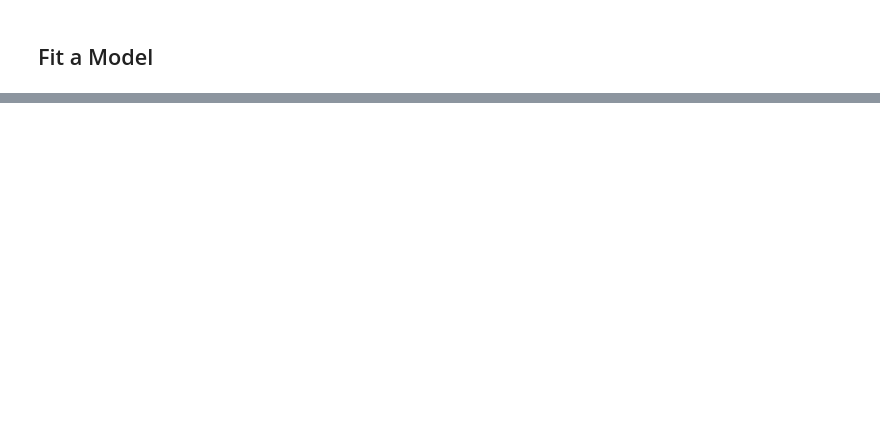
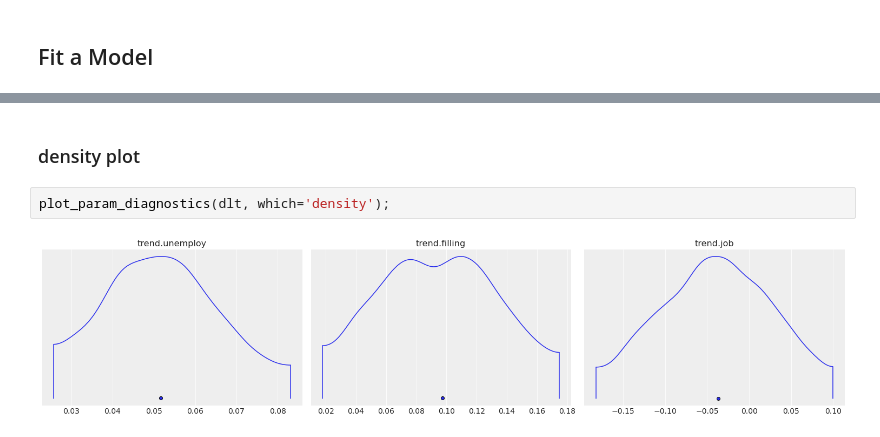
Before and after one commit to uber/orbit, a Jupyter notebook: docs/tutorials/model_diagnostics.ipynb, the cells around one changed output, grey strips where cells are left out. Drawn from its saved outputs; the diff is of its cells as text; blank space fills up the shorter version.

```diff
--- a/docs/tutorials/model_diagnostics.ipynb
+++ b/docs/tutorials/model_diagnostics.ipynb
@@ -90,0 +96,6 @@ _ = plot_posterior_params(dlt_mcmc, kind='pair', pair_type='reg',
+# %% [markdown]
+### density plot
+# %%
+plot_param_diagnostics(dlt, which='density');
+# %% [output]
+[figure, added]
```
Also changed, not shown: parts of 35 cells of this notebook.
